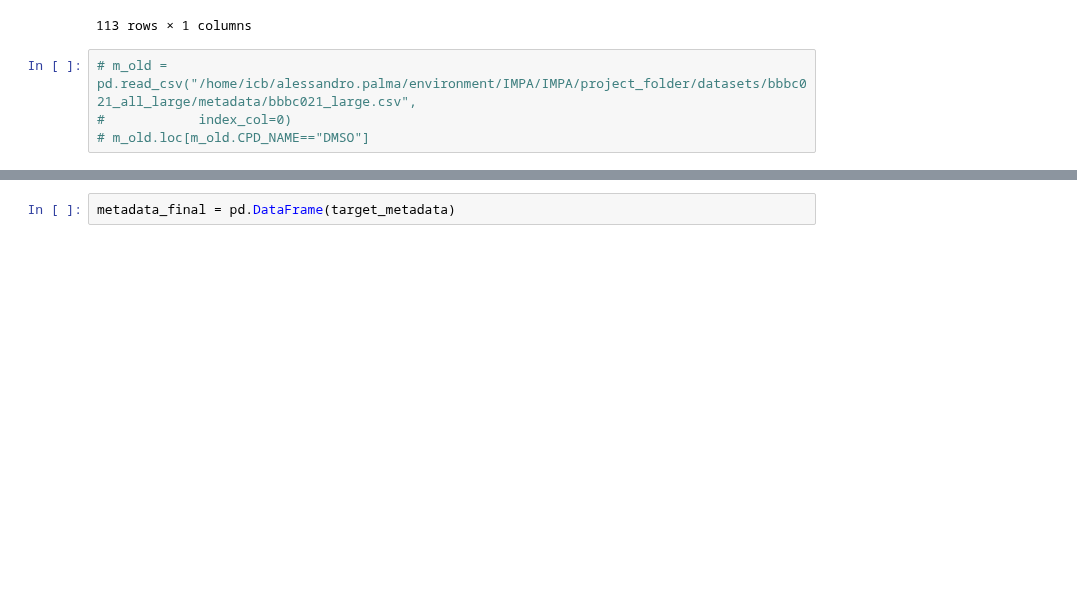
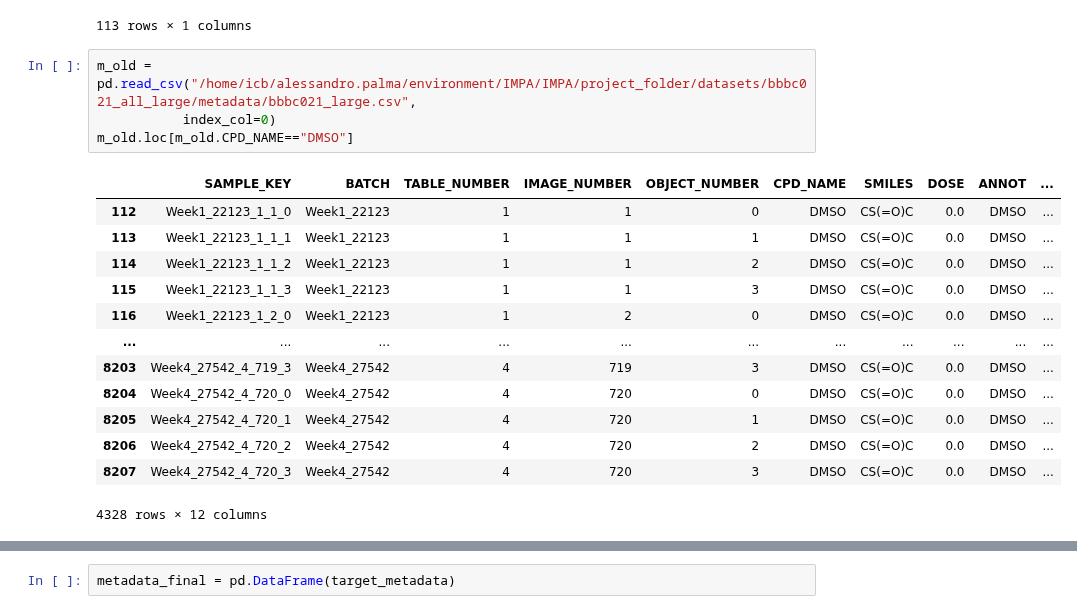
Before and after one commit to theislab/IMPA, a Jupyter notebook: notebooks/cpg0000/misc/bbb021_unannotated/process_images.ipynb, the cells around one changed output, grey strips where cells are left out. Saved outputs shown, nothing was run; the diff lists cells and outputs as text; blank space fills up the shorter version.

```diff
--- a/notebooks/cpg0000/misc/bbb021_unannotated/process_images.ipynb
+++ b/notebooks/cpg0000/misc/bbb021_unannotated/process_images.ipynb
@@ -229,9 +229,23 @@ all_drug_metadata
 | raloxifene | Oc1ccc(cc1)c2sc3cc(O)ccc3c2C(=O)c... |
 113 rows × 1 columns
 # %%
-# m_old = pd.read_csv("/home/icb/alessandro.palma/environment/IMPA/IMPA/project_folder/datasets/bbbc021_all_large/metadata/bbbc021_large.csv",
-#            index_col=0)
-# m_old.loc[m_old.CPD_NAME=="DMSO"]
+m_old = pd.read_csv("/home/icb/alessandro.palma/environment/IMPA/IMPA/project_folder/datasets/bbbc021_all_large/metadata/bbbc021_large.csv",
+           index_col=0)
+m_old.loc[m_old.CPD_NAME=="DMSO"]
+# %% [output]
+|  | SAMPLE_KEY | BATCH | TABLE_NUMBER | IMAGE_NUMBER | OBJECT_NUMBER | CPD_NAME | SMILES | DOSE | ANNOT | ... |
+| 112 | Week1_22123_1_1_0 | Week1_22123 | 1 | 1 | 0 | DMSO | CS(=O)C | 0.0 | DMSO | ... |
+| 113 | Week1_22123_1_1_1 | Week1_22123 | 1 | 1 | 1 | DMSO | CS(=O)C | 0.0 | DMSO | ... |
+| 114 | Week1_22123_1_1_2 | Week1_22123 | 1 | 1 | 2 | DMSO | CS(=O)C | 0.0 | DMSO | ... |
+| 115 | Week1_22123_1_1_3 | Week1_22123 | 1 | 1 | 3 | DMSO | CS(=O)C | 0.0 | DMSO | ... |
+| 116 | Week1_22123_1_2_0 | Week1_22123 | 1 | 2 | 0 | DMSO | CS(=O)C | 0.0 | DMSO | ... |
+| ... | ... | ... | ... | ... | ... | ... | ... | ... | ... | ... |
+| 8203 | Week4_27542_4_719_3 | Week4_27542 | 4 | 719 | 3 | DMSO | CS(=O)C | 0.0 | DMSO | ... |
+| 8204 | Week4_27542_4_720_0 | Week4_27542 | 4 | 720 | 0 | DMSO | CS(=O)C | 0.0 | DMSO | ... |
+| 8205 | Week4_27542_4_720_1 | Week4_27542 | 4 | 720 | 1 | DMSO | CS(=O)C | 0.0 | DMSO | ... |
+| 8206 | Week4_27542_4_720_2 | Week4_27542 | 4 | 720 | 2 | DMSO | CS(=O)C | 0.0 | DMSO | ... |
+| 8207 | Week4_27542_4_720_3 | Week4_27542 | 4 | 720 | 3 | DMSO | CS(=O)C | 0.0 | DMSO | ... |
+4328 rows × 12 columns
 # %%
 target_metadata = {"SAMPLE_KEY":[],
                    "BATCH":[],
```
Also changed, not shown: parts of 4 cells of this notebook, 14 other files.
